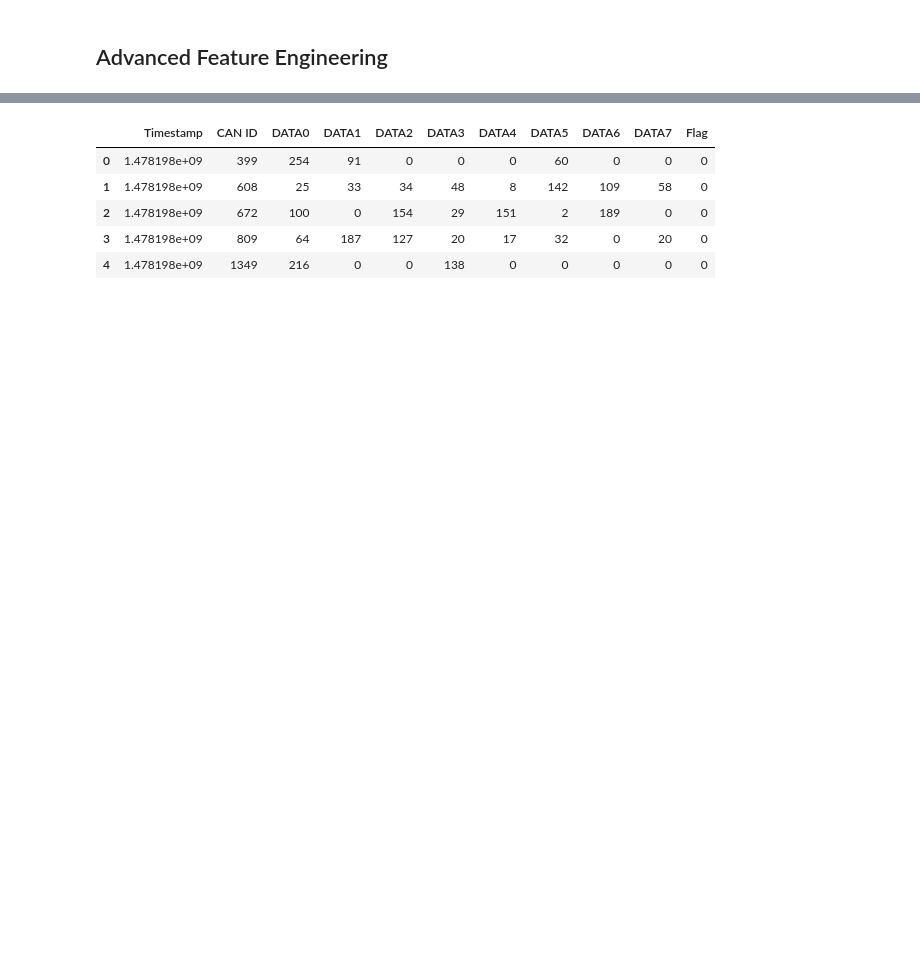
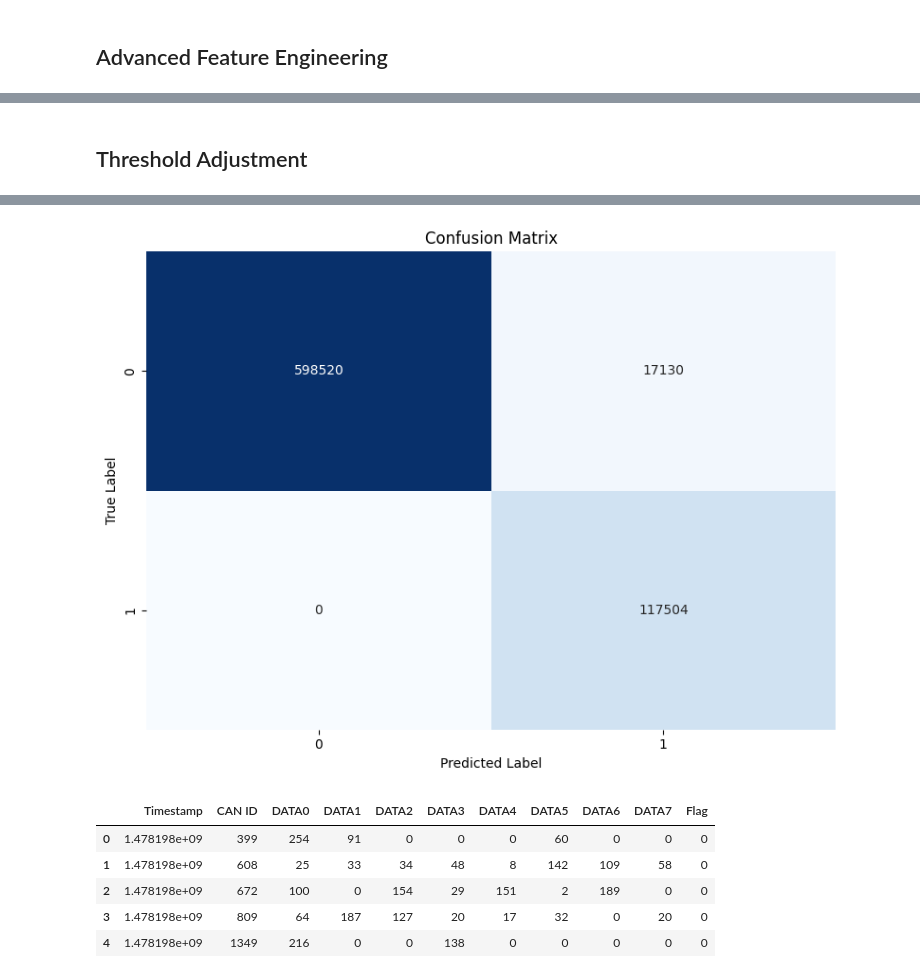
Before and after one commit to pranav-k-jha/kaggle-notebooks, a Jupyter notebook: cav-ml-prediction-model.ipynb, the cells around one changed output, grey strips where cells are left out. Drawn from its saved outputs; the diff is of its cells as text; code cells hidden in the pictures; blank space fills up the shorter version.

```diff
--- a/cav-ml-prediction-model.ipynb
+++ b/cav-ml-prediction-model.ipynb
@@ -623,0 +622,70 @@ weighted avg       0.98      0.98      0.98    733154
+# %% [markdown]
+## Threshold Adjustment
+# %%
+import pandas as pd
+import numpy as np
+from sklearn.model_selection import train_test_split
+import xgboost as xgb
+from sklearn.metrics import classification_report, accuracy_score, confusion_matrix, roc_auc_score, precision_recall_curve
+import matplotlib.pyplot as plt
+
+# Load data
+df = df_9.copy()
+
+
+X = df.drop(['Timestamp', 'Flag', 'CAN ID'], axis=1)  # Remove the leakage feature
+y = df['Flag']
+
+# 3. Split data with stratification to maintain class balance
+X_train, X_test, y_train, y_test = train_test_split(
+    X, y,
+    test_size=0.2,
+    stratify=y,
+    random_state=42
+)
+
+# 4. Initialize XGBoost classifier with built-in imbalance handling
+model = xgb.XGBClassifier(
+    scale_pos_weight=5.24,      # Directly accounts for the class imbalance ratio
+    objective='binary:logistic',
+    eval_metric='aucpr',        # Optimize for precision-recall AUC
+    use_label_encoder=False,    # Suppress a warning regarding label encoding
+    random_state=42
+)
+
+# 5. Train the model
+model.fit(X_train, y_train)
+
+# 6. Get predicted probabilities for the positive class
+y_proba = model.predict_proba(X_test)[:, 1]
+
+# 7. Threshold Adjustment: Optimize decision threshold using precision-recall curve
+precision, recall, thresholds = precision_recall_curve(y_test, y_proba)
+
+# Compute F1 scores for each threshold; note that thresholds array is one element shorter than precision/recall
+f1_scores = 2 * precision[:-1] * recall[:-1] / (precision[:-1] + recall[:-1] + 1e-8)  # avoid division by zero
+best_idx = np.argmax(f1_scores)
+best_threshold = thresholds[best_idx]
+print(f"Optimal Threshold (based on maximum F1): {best_threshold:.4f}")
+
+# Use the optimal threshold to make final predictions
+y_pred = (y_proba >= best_threshold).astype(int)
+
+# 8. Evaluate the model with the adjusted threshold
+print("Accuracy:", accuracy_score(y_test, y_pred))
+print("Confusion Matrix:\n", confusion_matrix(y_test, y_pred))
+print("Classification Report:\n", classification_report(y_test, y_pred))
+print(f"\nROC AUC Score: {roc_auc_score(y_test, y_proba):.4f}")
+
+# Plot Confusion Matrix
+cm = confusion_matrix(y_test, y_pred)
+plt.figure(figsize=(8, 6))
+sns.heatmap(cm, annot=True, fmt='d', cmap='Blues', cbar=False)
+plt.title('Confusion Matrix')
+plt.xlabel('Predicted Label')
+plt.ylabel('True Label')
+plt.tight_layout()
+plt.savefig(os.path.join("..", "images", "confusion_matrix_rf.pdf"), format="pdf", bbox_inches='tight')
+
+# plt.show()
+# %% [output]
@@ -624,3 +709,4 @@ weighted avg       0.98      0.98      0.98    733154
+[figure, added]
 # %%
 df_9.head()
 # %% [output]
```
Also changed, not shown: parts of 34 cells of this notebook.
